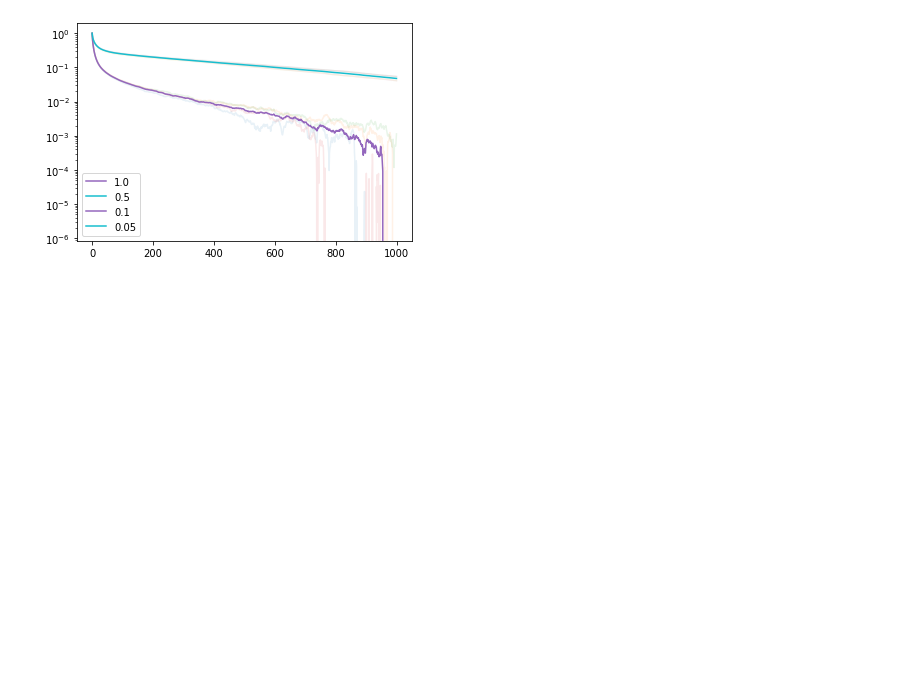
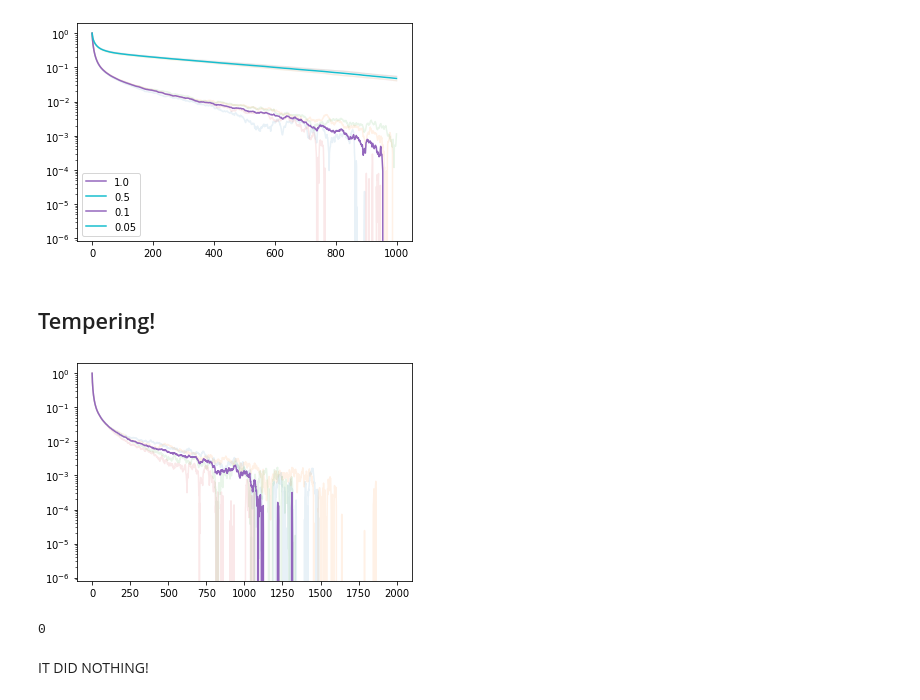
Before and after one commit to Renmusxd/DWave48, a Jupyter notebook: jupyter_notebook/TimeToRun.ipynb, the cells around one changed output. Drawn from its saved outputs; the diff is of its cells as text; code cells hidden in the pictures; blank space fills up the shorter version.

Commit message:
Testing swaps

```diff
--- a/jupyter_notebook/TimeToRun.ipynb
+++ b/jupyter_notebook/TimeToRun.ipynb
@@ -246,3 +246,28 @@ pyplot.show()
 0.1
 0.05
 [figure]
+# %% [markdown]
+## Tempering!
+# %%
+tempering_container = py_monte_carlo.LatticeTempering(edges)
+for _ in range(4):
+    tempering_container.add_graph(1.0, 10.0)
+
+autocorrs = tempering_container.run_quantum_monte_carlo_and_measure_bond_autocorrelation(10000,
+                                                                                         sampling_wait_buffer=10000,
+                                                                                         replica_swap_freq=1)
+
+for i in range(autocorrs.shape[0]):
+    pyplot.plot(autocorrs[i,:2000], alpha=0.1)
+
+pyplot.plot(numpy.mean(autocorrs[:,:2000], axis=0))
+
+pyplot.yscale('log')
+pyplot.show()
+
+tempering_container.get_total_swaps()
+# %% [output]
+[figure, added]
+0
+# %% [markdown]
+IT DID NOTHING!
```
